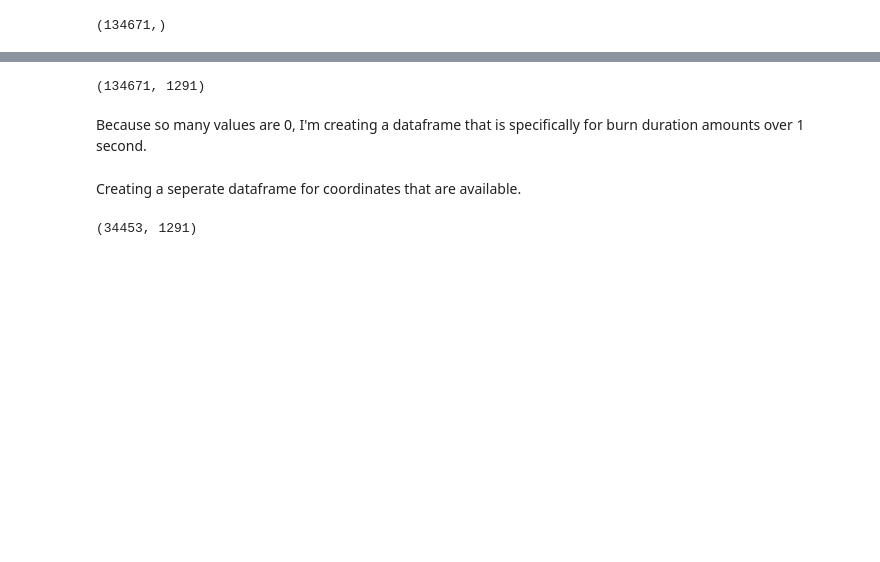
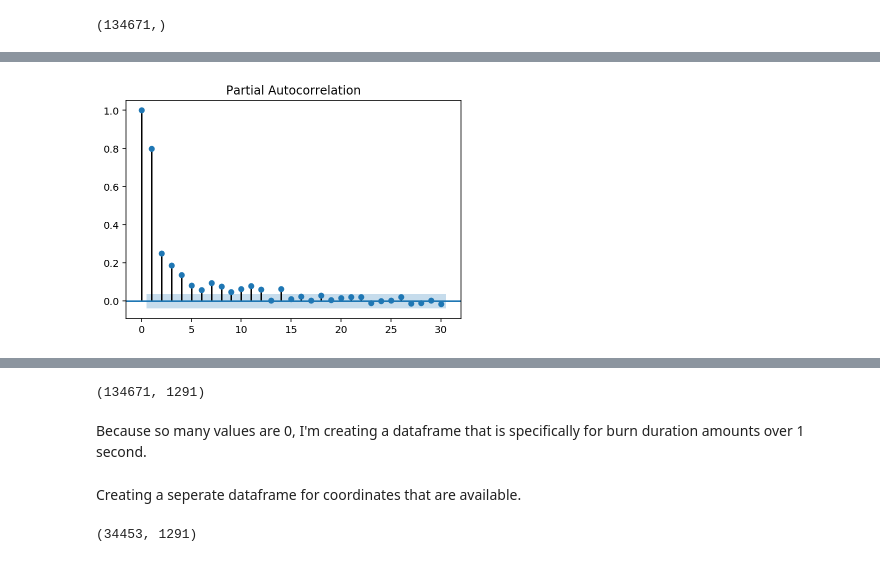
Before and after one commit to Davidloku1234567/Cal_Fire, a Jupyter notebook: cal_fire_data_w.ipynb, the cells around one changed output, grey strips where cells are left out. Drawn from its saved outputs; the diff is of its cells as text; code cells hidden in the pictures; blank space fills up the shorter version.

```diff
--- a/cal_fire_data_w.ipynb
+++ b/cal_fire_data_w.ipynb
@@ -120,0 +210,4 @@ df['fire_department_name'].shape
+# %%
+plot_pacf(df_counts['count'], lags = 30);
+# %% [output]
+[figure, added]
```
Also changed, not shown: parts of 29 cells of this notebook, 1 other file.
